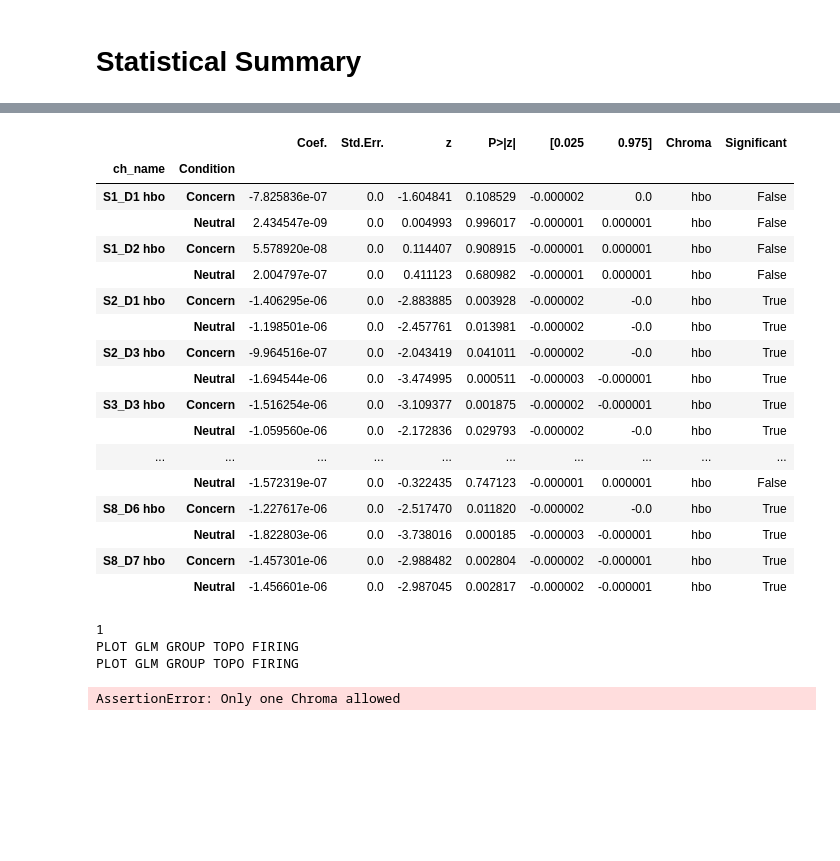
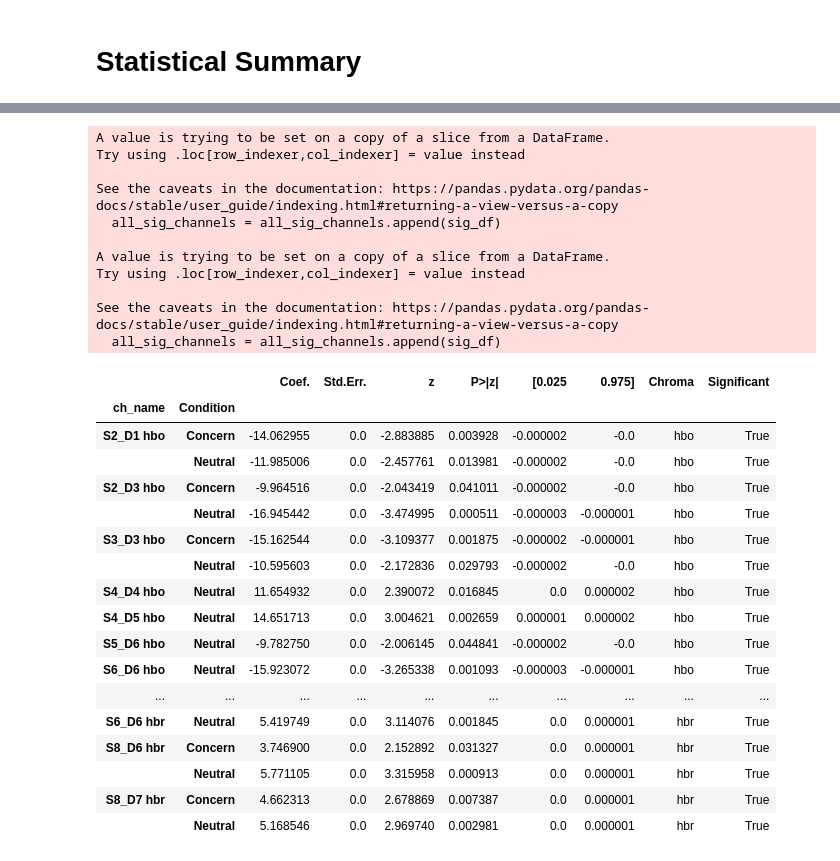
Before and after one commit to nolanrbrady/fNIRs-data-pipeline, a Jupyter notebook: python/home.ipynb, the cells around one changed output, grey strips where cells are left out. Cells and saved outputs as stored; diff of their text form; code cells hidden in the pictures; blank space fills up the shorter version.

```diff
--- a/python/home.ipynb
+++ b/python/home.ipynb
@@ -244,35 +229,34 @@ ch_model_df['hbr']
-# %%
-ch_model_df['hbo']
-# %% [output]
-|  |  | Coef. | Std.Err. | z | P>|z| | [0.025 | 0.975] | Chroma | Significant |
-| ch_name | Condition |  |  |  |  |  |  |  |  |
-| S1_D1 hbo | Concern | -7.825836e-07 | 0.0 | -1.604841 | 0.108529 | -0.000002 | 0.0 | hbo | False |
-|  | Neutral | 2.434547e-09 | 0.0 | 0.004993 | 0.996017 | -0.000001 | 0.000001 | hbo | False |
-| S1_D2 hbo | Concern | 5.578920e-08 | 0.0 | 0.114407 | 0.908915 | -0.000001 | 0.000001 | hbo | False |
-|  | Neutral | 2.004797e-07 | 0.0 | 0.411123 | 0.680982 | -0.000001 | 0.000001 | hbo | False |
-| S2_D1 hbo | Concern | -1.406295e-06 | 0.0 | -2.883885 | 0.003928 | -0.000002 | -0.0 | hbo | True |
-|  | Neutral | -1.198501e-06 | 0.0 | -2.457761 | 0.013981 | -0.000002 | -0.0 | hbo | True |
-| S2_D3 hbo | Concern | -9.964516e-07 | 0.0 | -2.043419 | 0.041011 | -0.000002 | -0.0 | hbo | True |
-|  | Neutral | -1.694544e-06 | 0.0 | -3.474995 | 0.000511 | -0.000003 | -0.000001 | hbo | True |
-| S3_D3 hbo | Concern | -1.516254e-06 | 0.0 | -3.109377 | 0.001875 | -0.000002 | -0.000001 | hbo | True |
-|  | Neutral | -1.059560e-06 | 0.0 | -2.172836 | 0.029793 | -0.000002 | -0.0 | hbo | True |
-| ... | ... | ... | ... | ... | ... | ... | ... | ... | ... |
-|  | Neutral | -1.572319e-07 | 0.0 | -0.322435 | 0.747123 | -0.000001 | 0.000001 | hbo | False |
-| S8_D6 hbo | Concern | -1.227617e-06 | 0.0 | -2.517470 | 0.011820 | -0.000002 | -0.0 | hbo | True |
-|  | Neutral | -1.822803e-06 | 0.0 | -3.738016 | 0.000185 | -0.000003 | -0.000001 | hbo | True |
-| S8_D7 hbo | Concern | -1.457301e-06 | 0.0 | -2.988482 | 0.002804 | -0.000002 | -0.000001 | hbo | True |
-|  | Neutral | -1.456601e-06 | 0.0 | -2.987045 | 0.002817 | -0.000002 | -0.000001 | hbo | True |
-# %%
-# Individual Visualization
-importlib.reload(visualizations)
-if individual_data:
-    channels_df, contrasts_df, significant_channels, all_data = individual_data['sub-1'].values()
-
-    raw_haemo = all_data[0]['raw_haemo']
-
-    visualizations.group_topological_visualisation(channels_df, columns_for_glm_contrast, raw_haemo)
-# %% [output]
-1
-PLOT GLM GROUP TOPO FIRING
-PLOT GLM GROUP TOPO FIRING
-AssertionError: Only one Chroma allowed
+# %%
+importlib.reload(analysis_tools)
+sig_cha = analysis_tools.find_significant_channels(ch_model_df, adjust_coef=True)
+sig_cha
+# %% [output]
+A value is trying to be set on a copy of a slice from a DataFrame.
+Try using .loc[row_indexer,col_indexer] = value instead
+
+See the caveats in the documentation: https://pandas.pydata.org/pandas-docs/stable/user_guide/indexing.html#returning-a-view-versus-a-copy
+  all_sig_channels = all_sig_channels.append(sig_df)
+
+A value is trying to be set on a copy of a slice from a DataFrame.
+Try using .loc[row_indexer,col_indexer] = value instead
+
+See the caveats in the documentation: https://pandas.pydata.org/pandas-docs/stable/user_guide/indexing.html#returning-a-view-versus-a-copy
+  all_sig_channels = all_sig_channels.append(sig_df)
+|  |  | Coef. | Std.Err. | z | P>|z| | [0.025 | 0.975] | Chroma | Significant |
+| ch_name | Condition |  |  |  |  |  |  |  |  |
+| S2_D1 hbo | Concern | -14.062955 | 0.0 | -2.883885 | 0.003928 | -0.000002 | -0.0 | hbo | True |
+|  | Neutral | -11.985006 | 0.0 | -2.457761 | 0.013981 | -0.000002 | -0.0 | hbo | True |
+| S2_D3 hbo | Concern | -9.964516 | 0.0 | -2.043419 | 0.041011 | -0.000002 | -0.0 | hbo | True |
+|  | Neutral | -16.945442 | 0.0 | -3.474995 | 0.000511 | -0.000003 | -0.000001 | hbo | True |
+| S3_D3 hbo | Concern | -15.162544 | 0.0 | -3.109377 | 0.001875 | -0.000002 | -0.000001 | hbo | True |
+|  | Neutral | -10.595603 | 0.0 | -2.172836 | 0.029793 | -0.000002 | -0.0 | hbo | True |
+| S4_D4 hbo | Neutral | 11.654932 | 0.0 | 2.390072 | 0.016845 | 0.0 | 0.000002 | hbo | True |
+| S4_D5 hbo | Neutral | 14.651713 | 0.0 | 3.004621 | 0.002659 | 0.000001 | 0.000002 | hbo | True |
+| S5_D6 hbo | Neutral | -9.782750 | 0.0 | -2.006145 | 0.044841 | -0.000002 | -0.0 | hbo | True |
+| S6_D6 hbo | Neutral | -15.923072 | 0.0 | -3.265338 | 0.001093 | -0.000003 | -0.000001 | hbo | True |
+| ... | ... | ... | ... | ... | ... | ... | ... | ... | ... |
+| S6_D6 hbr | Neutral | 5.419749 | 0.0 | 3.114076 | 0.001845 | 0.0 | 0.000001 | hbr | True |
+| S8_D6 hbr | Concern | 3.746900 | 0.0 | 2.152892 | 0.031327 | 0.0 | 0.000001 | hbr | True |
+|  | Neutral | 5.771105 | 0.0 | 3.315958 | 0.000913 | 0.0 | 0.000001 | hbr | True |
+| S8_D7 hbr | Concern | 4.662313 | 0.0 | 2.678869 | 0.007387 | 0.0 | 0.000001 | hbr | True |
+|  | Neutral | 5.168546 | 0.0 | 2.969740 | 0.002981 | 0.0 | 0.000001 | hbr | True |
```
Also changed, not shown: parts of 5 cells of this notebook.
